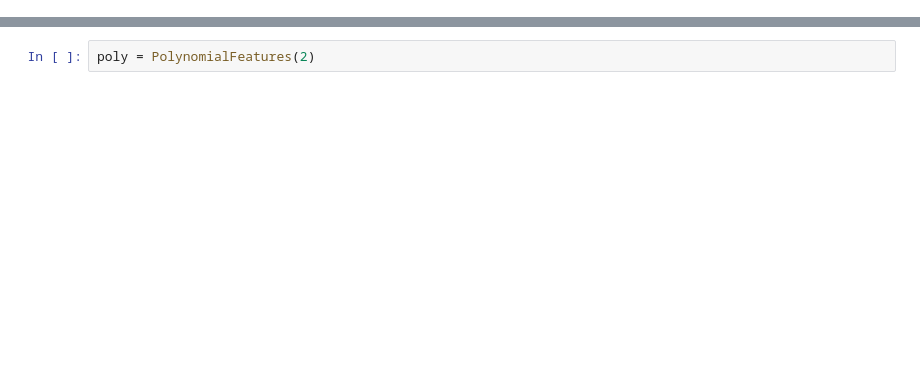
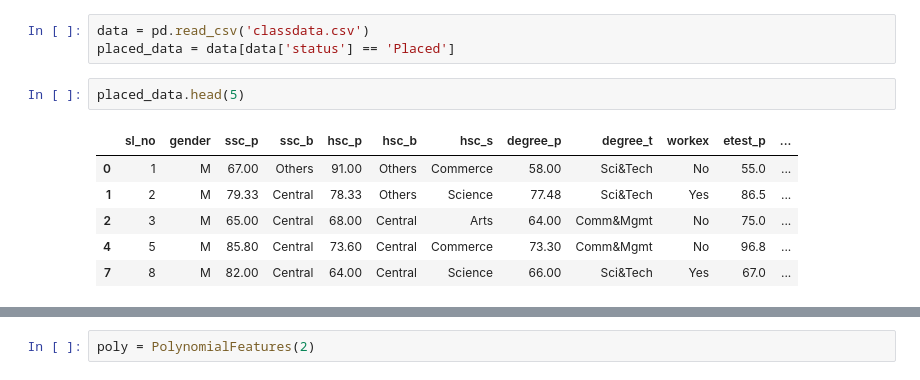
Before and after one commit to GabeSArn/dsc_proj_2, a Jupyter notebook: project.ipynb, the cells around one changed output, grey strips where cells are left out. Saved outputs shown, nothing was run; the diff lists cells and outputs as text; blank space fills up the shorter version.

```diff
--- a/project.ipynb
+++ b/project.ipynb
@@ -115,0 +18,12 @@ corr = placed_data.corr()
+# %%
+data = pd.read_csv('classdata.csv')
+placed_data = data[data['status'] == 'Placed']
+# %%
+placed_data.head(5)
+# %% [output]
+|  | sl_no | gender | ssc_p | ssc_b | hsc_p | hsc_b | hsc_s | degree_p | degree_t | workex | etest_p | ... |
+| 0 | 1 | M | 67.00 | Others | 91.00 | Others | Commerce | 58.00 | Sci&Tech | No | 55.0 | ... |
+| 1 | 2 | M | 79.33 | Central | 78.33 | Others | Science | 77.48 | Sci&Tech | Yes | 86.5 | ... |
+| 2 | 3 | M | 65.00 | Central | 68.00 | Central | Arts | 64.00 | Comm&Mgmt | No | 75.0 | ... |
+| 4 | 5 | M | 85.80 | Central | 73.60 | Central | Commerce | 73.30 | Comm&Mgmt | No | 96.8 | ... |
+| 7 | 8 | M | 82.00 | Central | 64.00 | Central | Science | 66.00 | Sci&Tech | Yes | 67.0 | ... |
```
Also changed, not shown: parts of 79 cells of this notebook, 1 other file.
